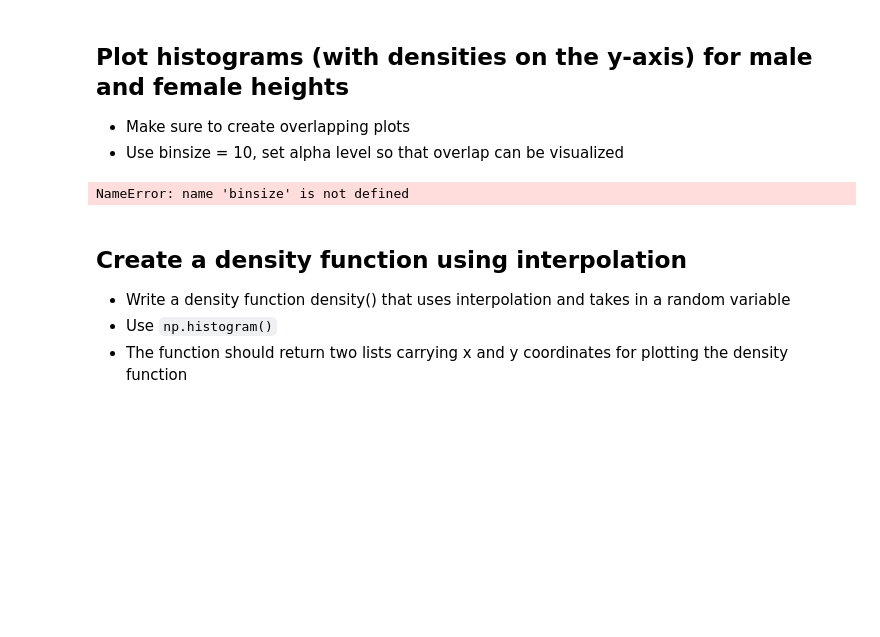
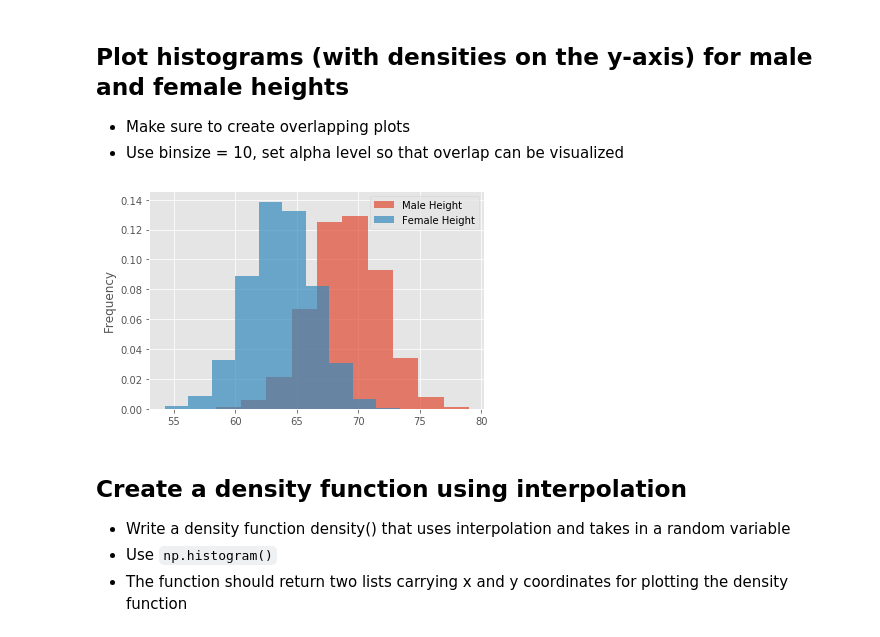
Before and after one commit to CaryMosley/probability-density-functions-lab-nyc-ds-021720, a Jupyter notebook: index.ipynb, the cells around one changed output. Cells and saved outputs as stored; diff of their text form; code cells hidden in the pictures; blank space fills up the shorter version.

```diff
--- a/index.ipynb
+++ b/index.ipynb
@@ -69,13 +69,14 @@ male_df
 - Make sure to create overlapping plots
 - Use binsize = 10, set alpha level so that overlap can be visualized
 # %%
-# Your code herebinsize = 10
+# Your code her
+binsize = 10
 male_df['Height'].plot.hist(bins = binsize, density = True,  alpha = 0.7, label ="Male Height");
 female_df['Height'].plot.hist(bins = binsize, density = True, alpha = 0.7, label = 'Female Height');
 plt.legend()
 plt.show()
 # %% [output]
-NameError: name 'binsize' is not defined
+[figure, added]
 # %%
 # Record your observations - are these inline with your personal observations?
 # %% [markdown]
```
